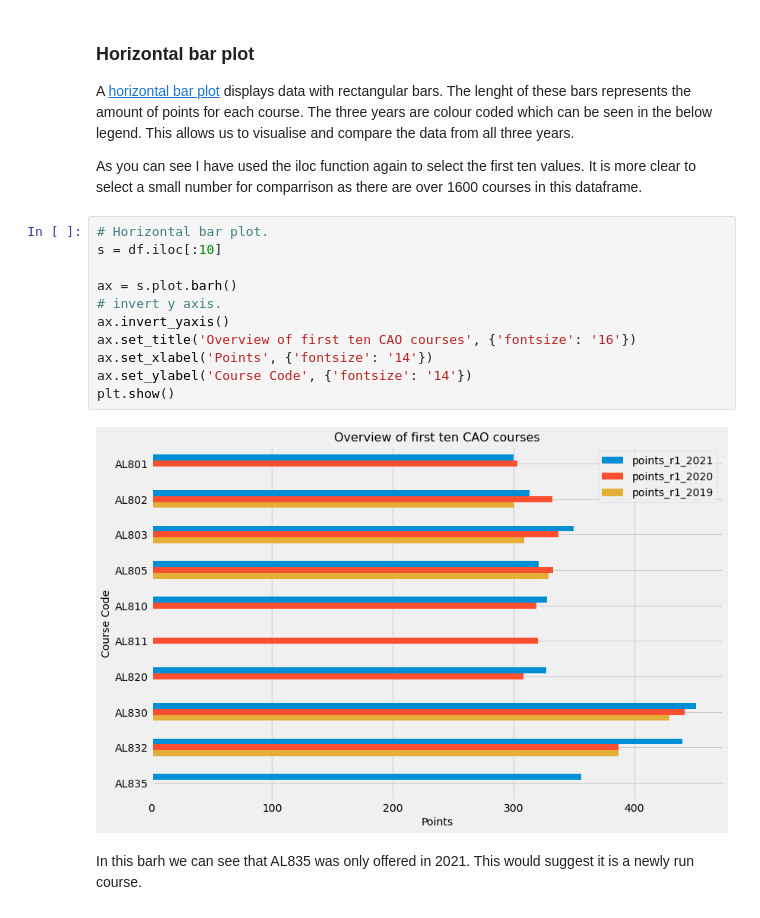
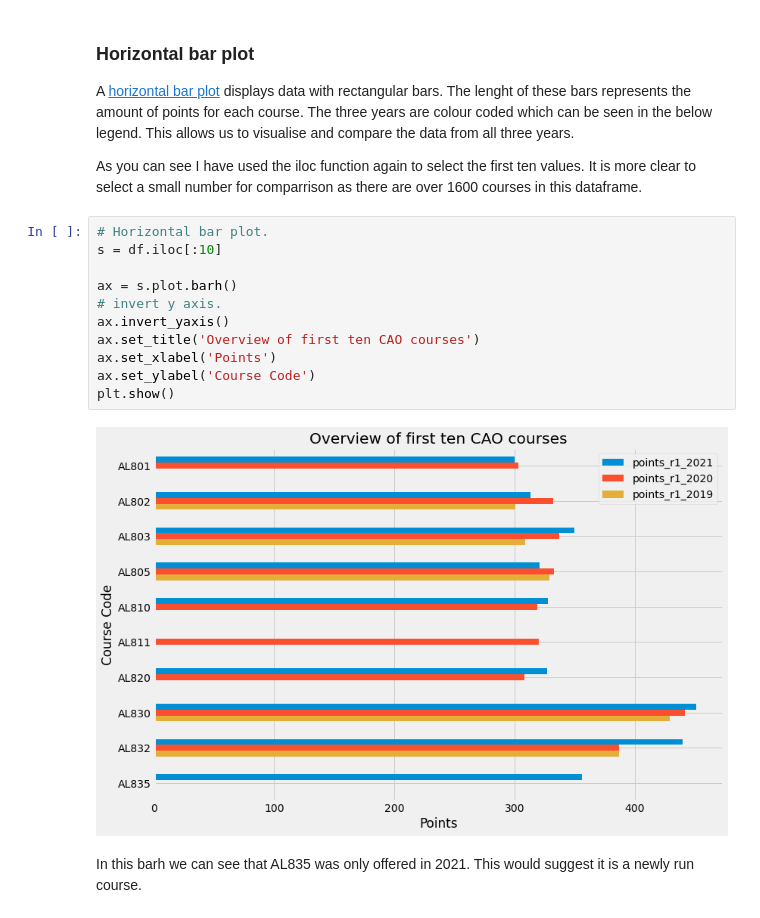
Before and after one commit to SarahMcN25/fundamentals, a Jupyter notebook: cao.ipynb, the cells around one changed output. Drawn from its saved outputs; the diff is of its cells as text.

Commit message:
bar plot finalised

```diff
--- a/cao.ipynb
+++ b/cao.ipynb
@@ -1408,16 +1408,16 @@ As you can see I have used the iloc function again to select the first ten value
 # %%
 # Horizontal bar plot.
 s = df.iloc[:10]
 
 ax = s.plot.barh()
 # invert y axis.
 ax.invert_yaxis()
-ax.set_title('Overview of first ten CAO courses', {'fontsize': '16'})
-ax.set_xlabel('Points', {'fontsize': '14'})
-ax.set_ylabel('Course Code', {'fontsize': '14'})
+ax.set_title('Overview of first ten CAO courses')
+ax.set_xlabel('Points')
+ax.set_ylabel('Course Code')
 plt.show()
 # %% [output]
-[figure, old version]
+[figure, new version]
 # %% [markdown]
 In this barh we can see that AL835 was only offered in 2021. This would suggest it is a newly run course.
 # %%
```
Also changed, not shown: parts of 13 cells of this notebook, 5 other files.
